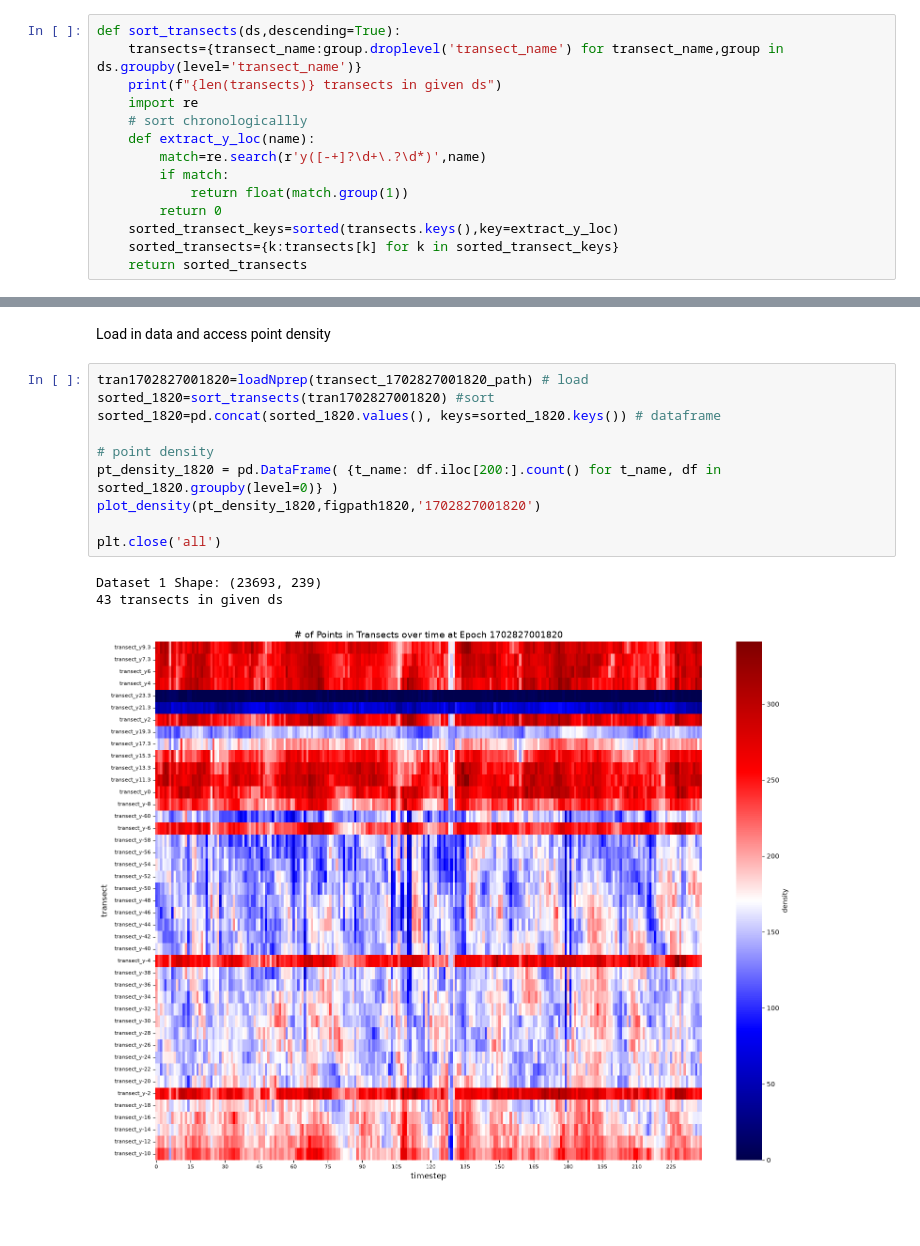
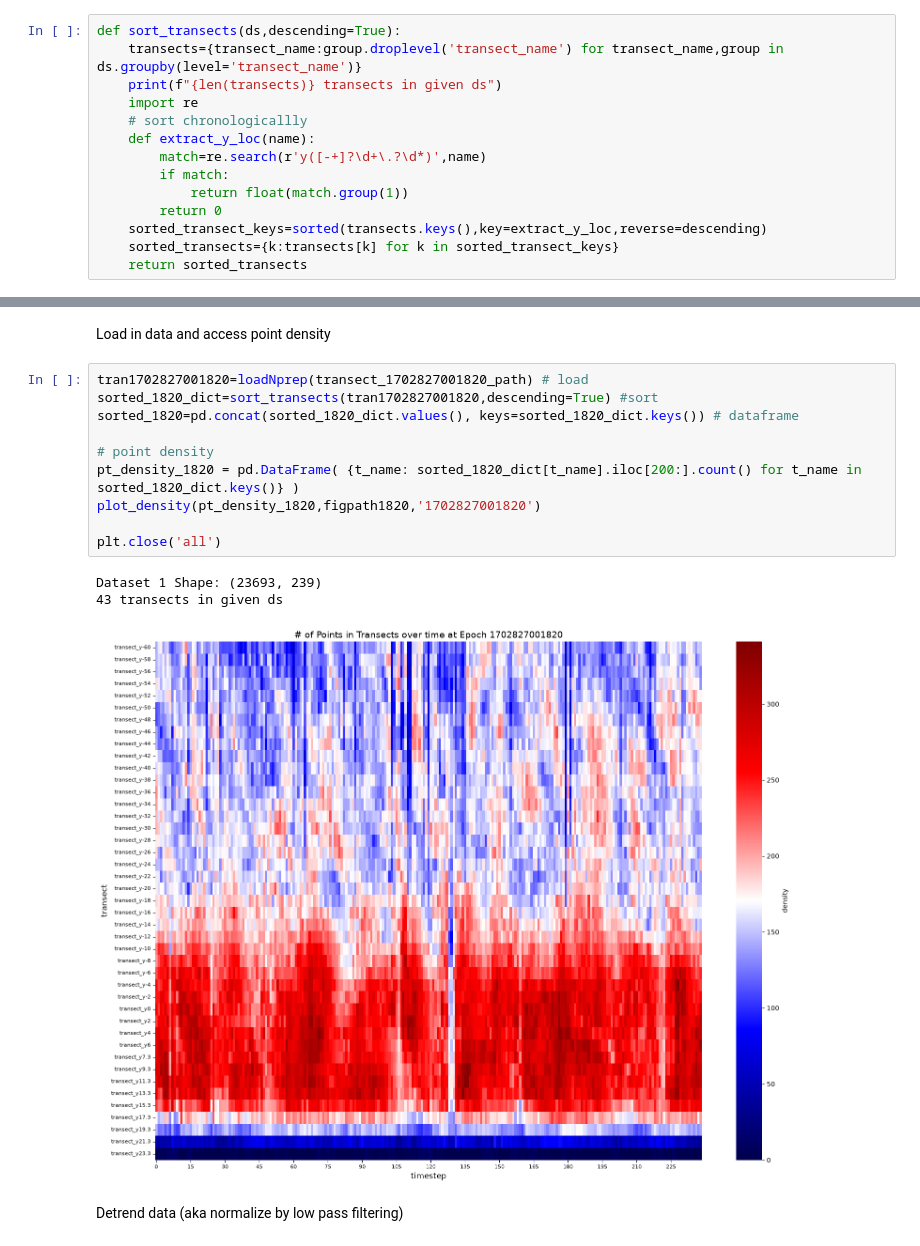
Before and after one commit to NCSU-CHAZ/MasonBEAST, a Jupyter notebook: testingtime2.ipynb, the cells around one changed output, grey strips where cells are left out. Cells and saved outputs as stored; diff of their text form; blank space fills up the shorter version.

```diff
--- a/testingtime2.ipynb
+++ b/testingtime2.ipynb
@@ -123,7 +124,7 @@ def sort_transects(ds,descending=True):
         if match:
             return float(match.group(1))
         return 0
-    sorted_transect_keys=sorted(transects.keys(),key=extract_y_loc)
+    sorted_transect_keys=sorted(transects.keys(),key=extract_y_loc,reverse=descending)
     sorted_transects={k:transects[k] for k in sorted_transect_keys}
     return sorted_transects
 # %%
@@ -153,15 +154,17 @@ def plot_density(pt_density,savepath,epochnum):
 Load in data and access point density
 # %%
 tran1702827001820=loadNprep(transect_1702827001820_path) # load
-sorted_1820=sort_transects(tran1702827001820) #sort
-sorted_1820=pd.concat(sorted_1820.values(), keys=sorted_1820.keys()) # dataframe
+sorted_1820_dict=sort_transects(tran1702827001820,descending=True) #sort
+sorted_1820=pd.concat(sorted_1820_dict.values(), keys=sorted_1820_dict.keys()) # dataframe
 
 # point density
-pt_density_1820 = pd.DataFrame( {t_name: df.iloc[200:].count() for t_name, df in sorted_1820.groupby(level=0)} )
+pt_density_1820 = pd.DataFrame( {t_name: sorted_1820_dict[t_name].iloc[200:].count() for t_name in sorted_1820_dict.keys()} )
 plot_density(pt_density_1820,figpath1820,'1702827001820')
 
 plt.close('all')
 # %% [output]
 Dataset 1 Shape: (23693, 239)
 43 transects in given ds
-[figure, old version]
+[figure, new version]
+# %% [markdown]
+Detrend data (aka normalize by low pass filtering)
```
Also changed, not shown: parts of 14 cells of this notebook.
